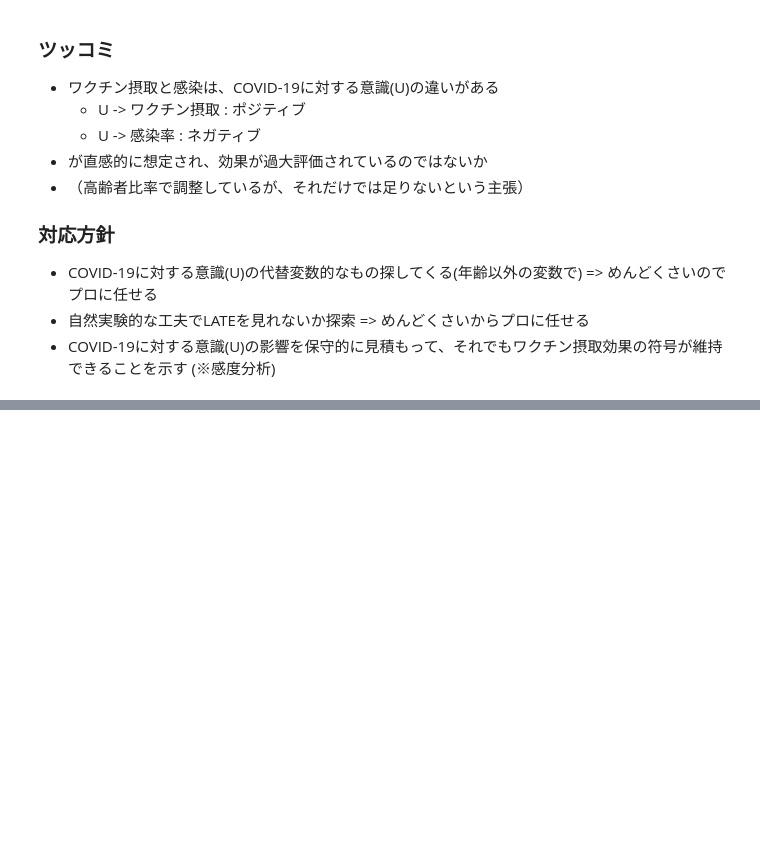
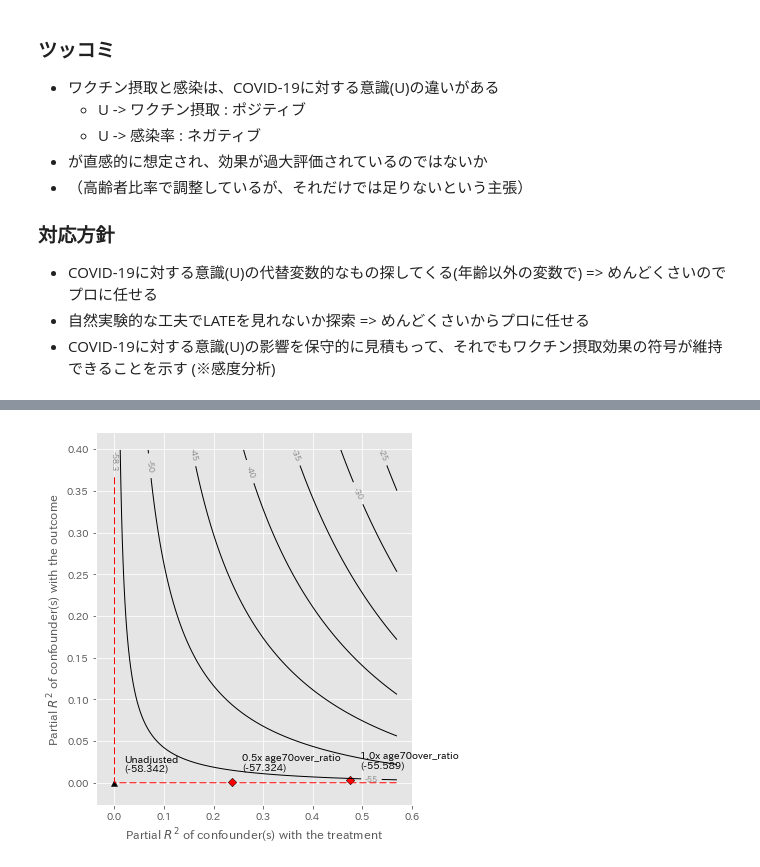
Before and after one commit to MasaAsami/monitoring_for_COVID19_vaccine_intake_rate, a Jupyter notebook: notebooks/monitoring_for_COVID19_vaccine_intake_rate.ipynb, the cells around one changed output, grey strips where cells are left out. Drawn from its saved outputs; the diff is of its cells as text; code cells hidden in the pictures; blank space fills up the shorter version.

```diff
--- a/notebooks/monitoring_for_COVID19_vaccine_intake_rate.ipynb
+++ b/notebooks/monitoring_for_COVID19_vaccine_intake_rate.ipynb
@@ -417,0 +319,6 @@ display(HTML(html_report[0]) )
+# %%
+vaccine_sense = smkr.Sensemakr(model = multi_regression,
+                              treatment = "third_vaccine_completion_rate",
+                              benchmark_covariates = ["age70over_ratio"],
+                              kd = [0.5, 1])
+vaccine_sense.summary()
@@ -417,0 +343,4 @@ display(HTML(html_report[0]) )
+# %%
+vaccine_sense.plot()
+# %% [output]
+[figure, added]
```
Also changed, not shown: parts of 20 cells of this notebook.
